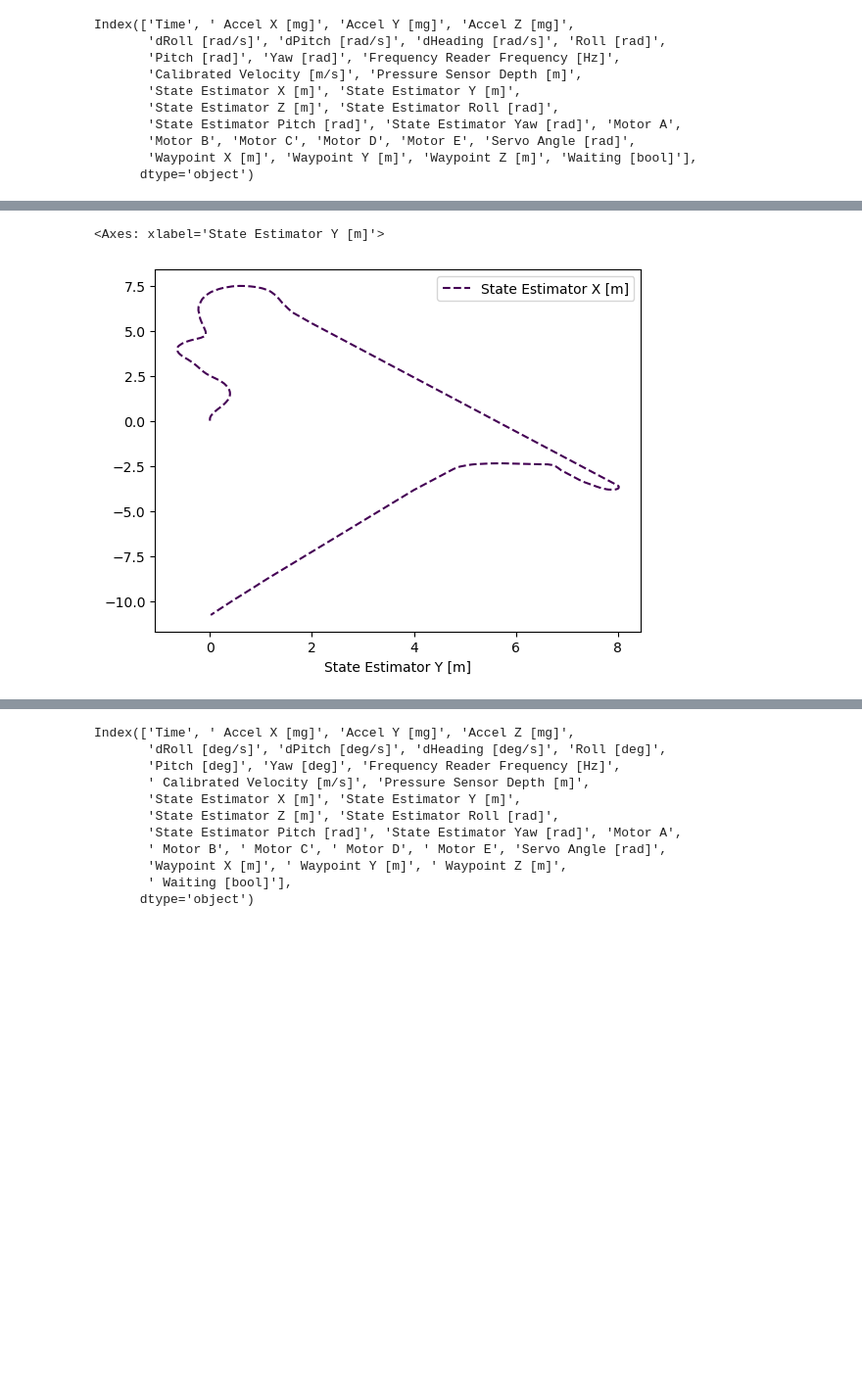
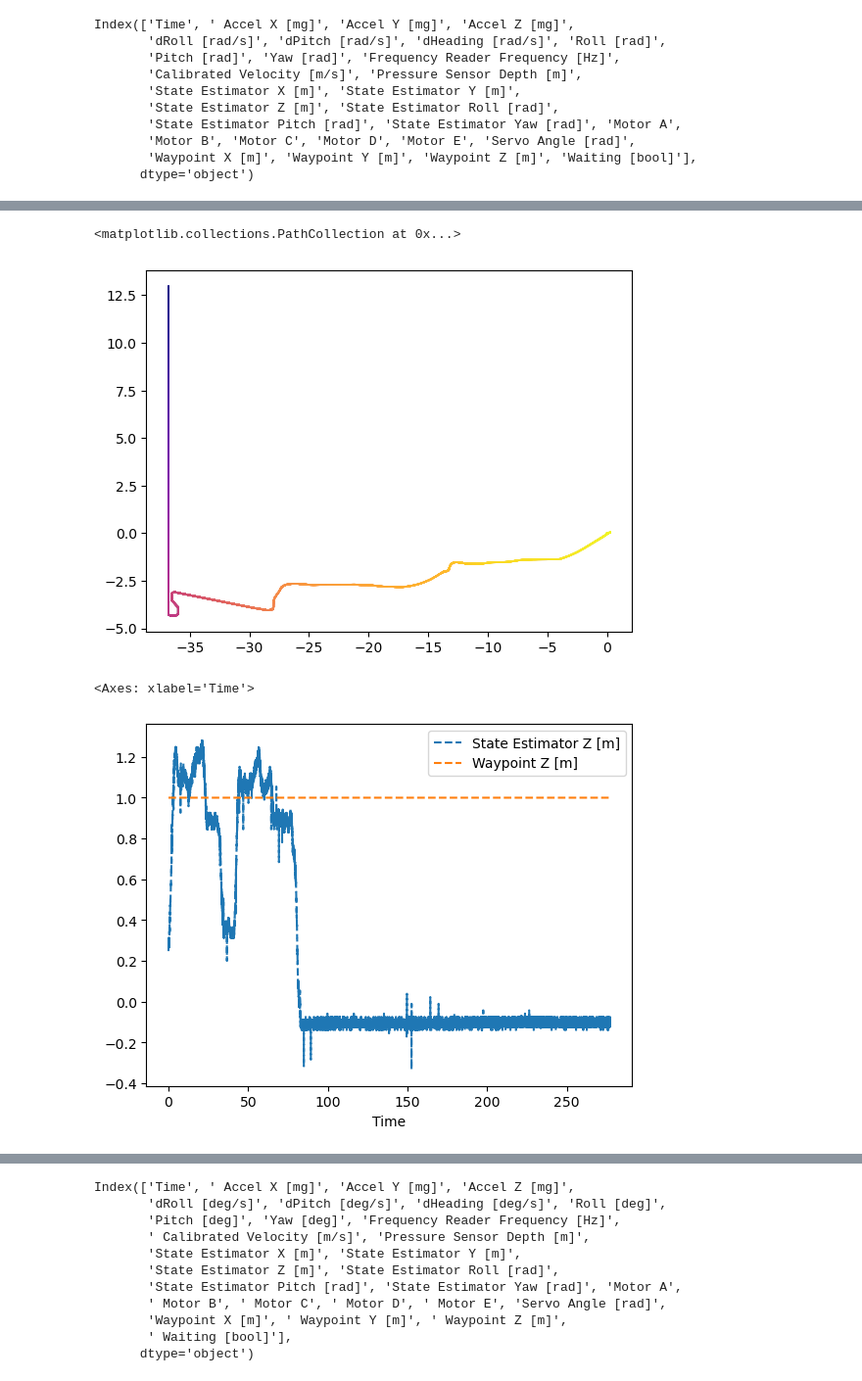
Before and after one commit to AnonymousVikram/E80-team27, a Jupyter notebook: processing/process.ipynb, the cells around one changed output, grey strips where cells are left out. Shown at 98% size. Drawn from its saved outputs; the diff is of its cells as text; code cells hidden in the pictures; blank space fills up the shorter version.

```diff
--- a/processing/process.ipynb
+++ b/processing/process.ipynb
@@ -38,6 +76,14 @@ Index(['Time', ' Accel X [mg]', 'Accel Y [mg]', 'Accel Z [mg]',
+# %%
+colormap = plt.colormaps.get_cmap('plasma_r')
+color = colormap(data['Time'] / data['Time'].max())
+
+plt.scatter(data['State Estimator X [m]'], data['State Estimator Y [m]'], c=color, s=0.1)
+# %% [output]
+<matplotlib.collections.PathCollection at 0x...>
+[figure, added]
 # %%
-data.plot(x='State Estimator Y [m]', y='State Estimator X [m]', style='--', colormap='viridis')
+data.plot(x='Time', y=['State Estimator Z [m]', 'Waypoint Z [m]'], style='--')
 # %% [output]
-<Axes: xlabel='State Estimator Y [m]'>
+<Axes: xlabel='Time'>
-[figure, old version]
+[figure, new version]
 # %%
```
Also changed, not shown: parts of 10 cells of this notebook, 8 other files.
